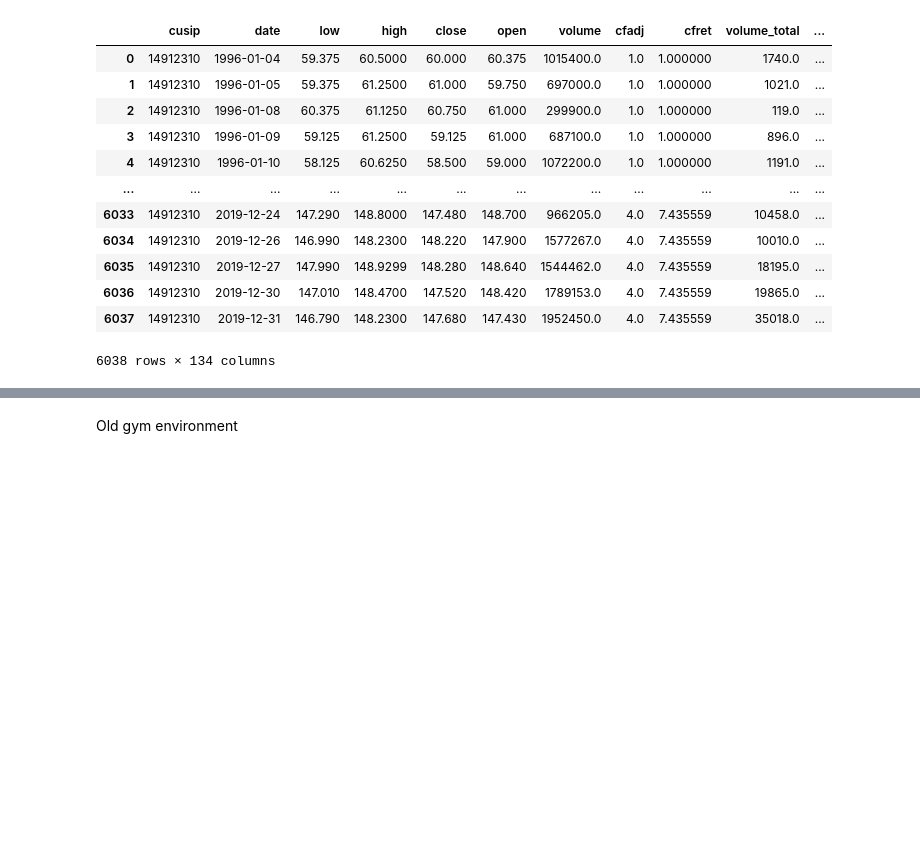
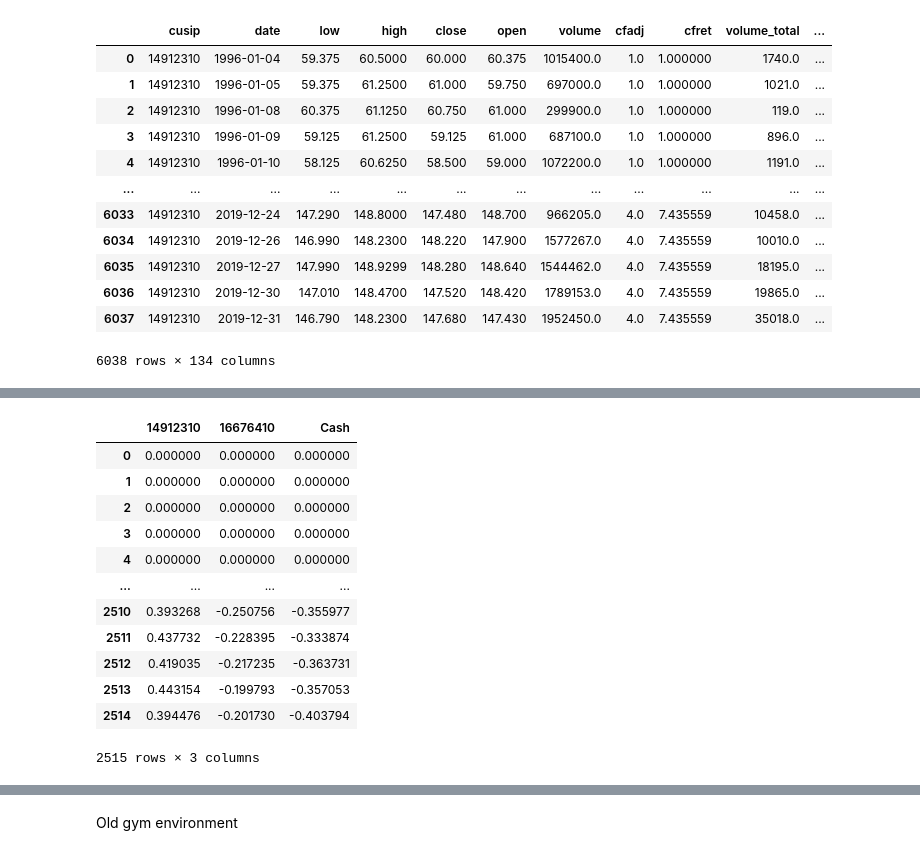
Before and after one commit to algotradingsoc/reinforcement_learning, a Jupyter notebook: Thomas/RL envrionment.ipynb, the cells around one changed output, grey strips where cells are left out. Drawn from its saved outputs; the diff is of its cells as text; code cells hidden in the pictures; blank space fills up the shorter version.

```diff
--- a/Thomas/RL envrionment.ipynb
+++ b/Thomas/RL envrionment.ipynb
@@ -308,3 +348,21 @@ def train_EQ_env(config):
+# %%
+position = pd.DataFrame(env.position_series)
+position.columns = env.tickers + ['Cash']
+position
+# %% [output]
+|  | 14912310 | 16676410 | Cash |
+| 0 | 0.000000 | 0.000000 | 0.000000 |
+| 1 | 0.000000 | 0.000000 | 0.000000 |
+| 2 | 0.000000 | 0.000000 | 0.000000 |
+| 3 | 0.000000 | 0.000000 | 0.000000 |
+| 4 | 0.000000 | 0.000000 | 0.000000 |
+| ... | ... | ... | ... |
+| 2510 | 0.393268 | -0.250756 | -0.355977 |
+| 2511 | 0.437732 | -0.228395 | -0.333874 |
+| 2512 | 0.419035 | -0.217235 | -0.363731 |
+| 2513 | 0.443154 | -0.199793 | -0.357053 |
+| 2514 | 0.394476 | -0.201730 | -0.403794 |
+2515 rows × 3 columns
 # %%
 scheduler = ASHAScheduler(
     max_t=200,
```
Also changed, not shown: parts of 15 cells of this notebook, 1 other file.
